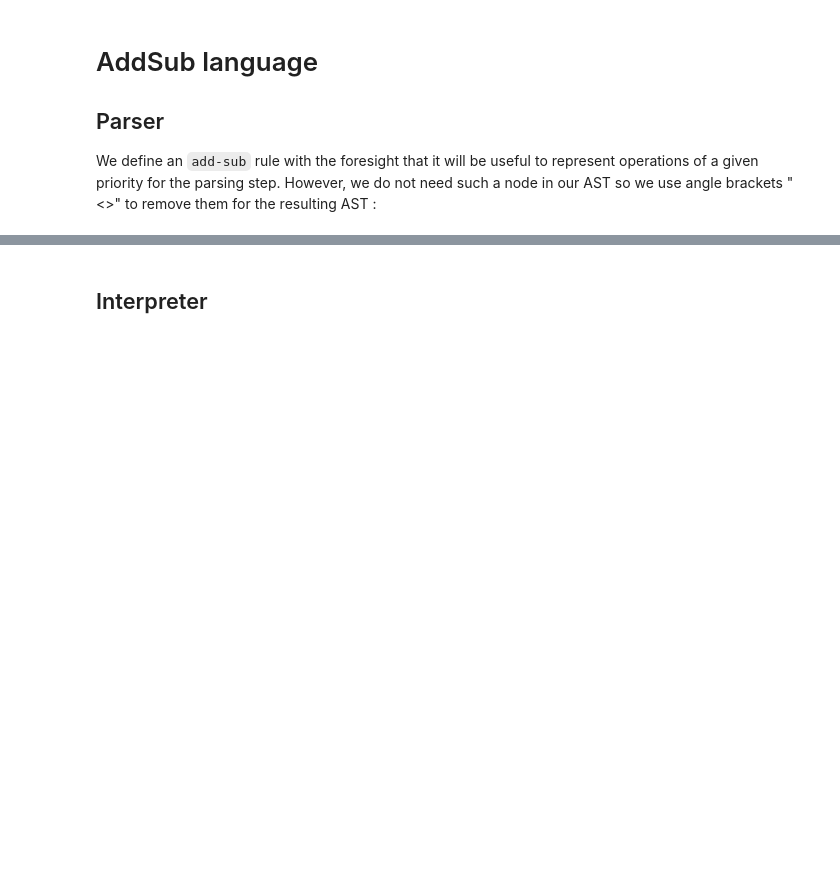
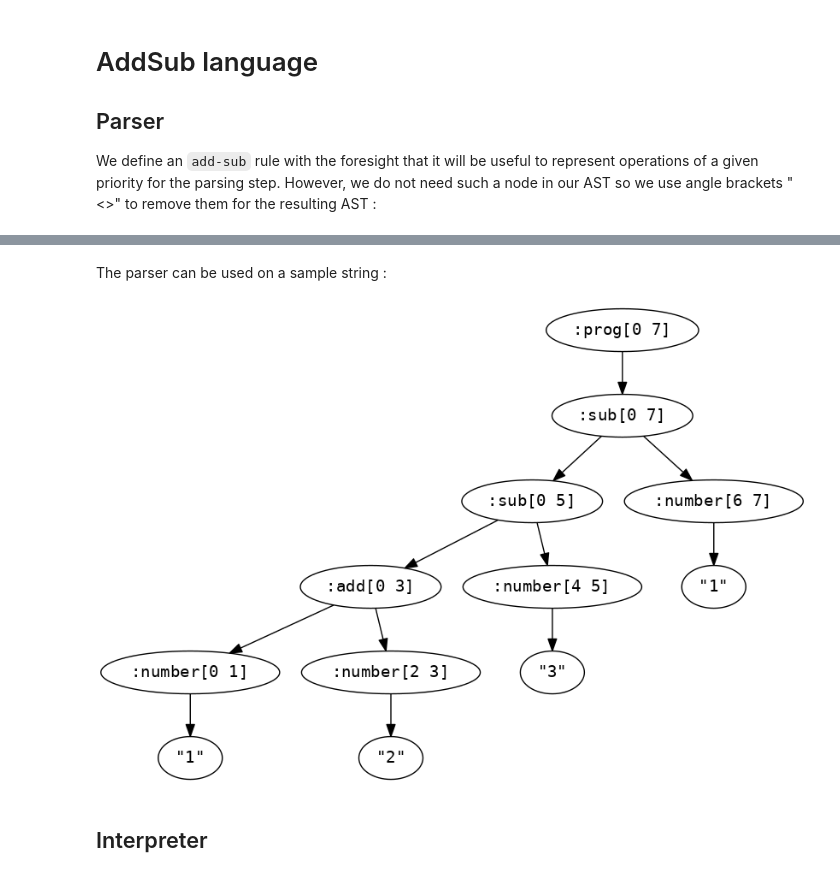
Before and after one commit to bhugueney/binder-test, a Jupyter notebook: Clojure.ipynb, the cells around one changed output, grey strips where cells are left out. Cells and saved outputs as stored; diff of their text form; code cells hidden in the pictures; blank space fills up the shorter version.

Commit message:
addsub parser visualization

```diff
--- a/Clojure.ipynb
+++ b/Clojure.ipynb
@@ -317,3 +317,9 @@ the resulting AST :
+# %% [markdown]
+The parser can be used on a sample string :
+# %%
+(-> "1+2-3-1" addsub-parser (instaparse.core/visualize :output-file :buffered-image ))
+# %% [output]
+[figure, added]
 # %% [markdown]
 ## Interpreter
 # %% [markdown]
```
Also changed, not shown: parts of 13 cells of this notebook.
